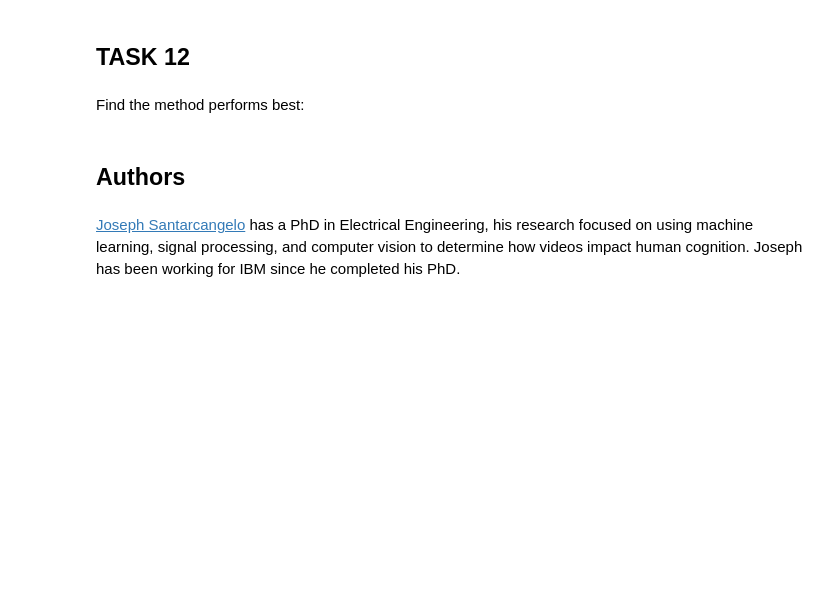
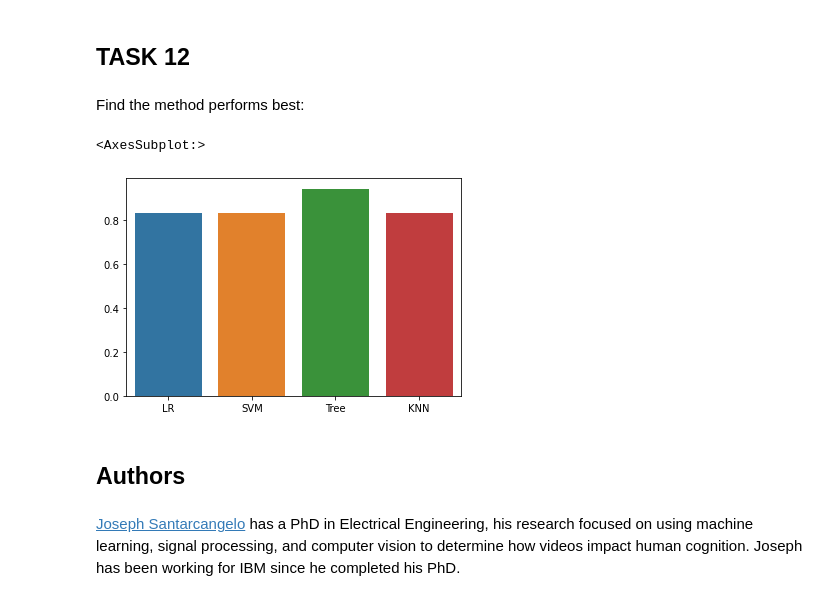
Before and after one commit to grdavis/ibm-data-science-certification, a Jupyter notebook: Machine Learning Prediction.ipynb, the cells around one changed output. Cells and saved outputs as stored; diff of their text form; code cells hidden in the pictures; blank space fills up the shorter version.

```diff
--- a/Machine Learning Prediction.ipynb
+++ b/Machine Learning Prediction.ipynb
@@ -274,7 +277,7 @@ plot_confusion_matrix(Y_test,yhat)
 # %% [markdown]
 Create a k nearest neighbors object then  create a  <code>GridSearchCV</code> object  <code>knn_cv</code> with cv = 10.  Fit the object to find the best parameters from the dictionary <code>parameters</code>.
 # %%
-parameters = {'n_neighbors': [1, 2, 3, 4, 5, 6, 7, 8, 9, 10],
+parameters = {'n_neighbors': [5, 6, 7, 8, 9, 10, 11, 12, 13, 14, 15],
               'algorithm': ['auto', 'ball_tree', 'kd_tree', 'brute'],
               'p': [1,2]}
 
@@ -298,7 +301,8 @@ accuracy : 0.8482142857142858
 # %% [markdown]
 Calculate the accuracy of tree_cv on the test data using the method <code>score</code>:
 # %%
-knn_cv.score(X_test, Y_test)
+knn_test_acc = knn_cv.score(X_test, Y_test)
+knn_test_acc
 # %% [output]
 0.8333333333333334
 # %% [markdown]
@@ -312,6 +316,14 @@ plot_confusion_matrix(Y_test,yhat)
 ## TASK  12
 # %% [markdown]
 Find the method performs best:
+# %%
+accuracies = [logreg_test_acc, svm_test_acc, tree_test_acc, knn_test_acc]
+labels = ['LR', 'SVM', 'Tree', 'KNN']
+
+sns.barplot(x = labels, y = accuracies)
+# %% [output]
+<AxesSubplot:>
+[figure, added]
 # %% [markdown]
 ## Authors
 # %% [markdown]
```
Also changed, not shown: parts of 12 cells of this notebook.
